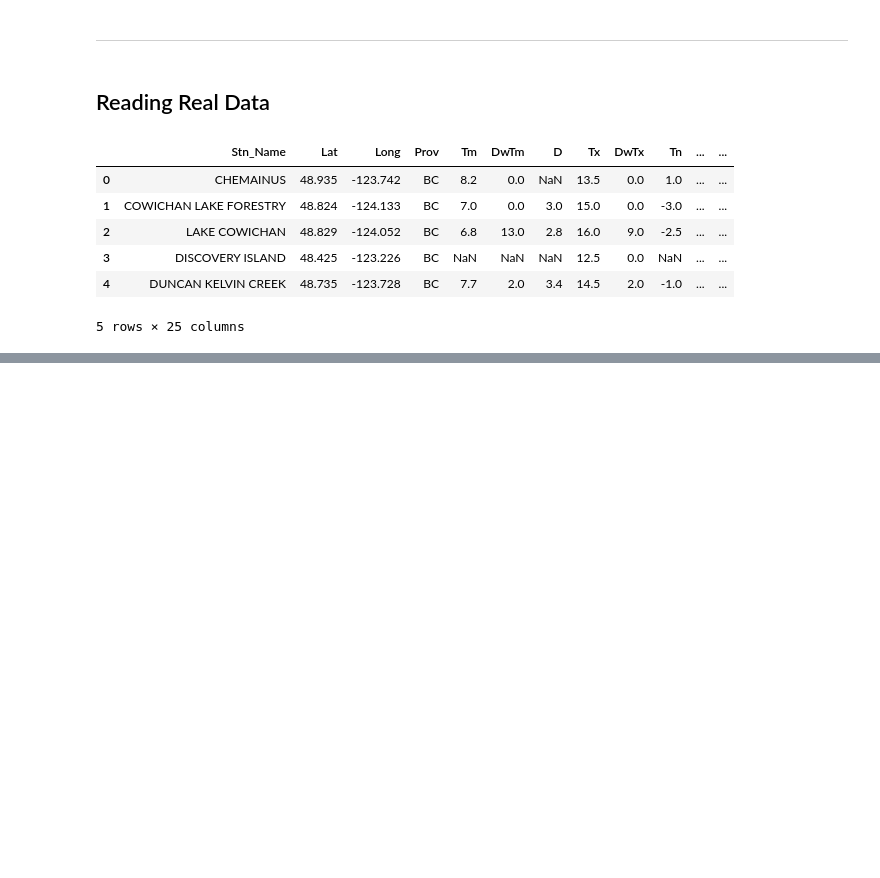
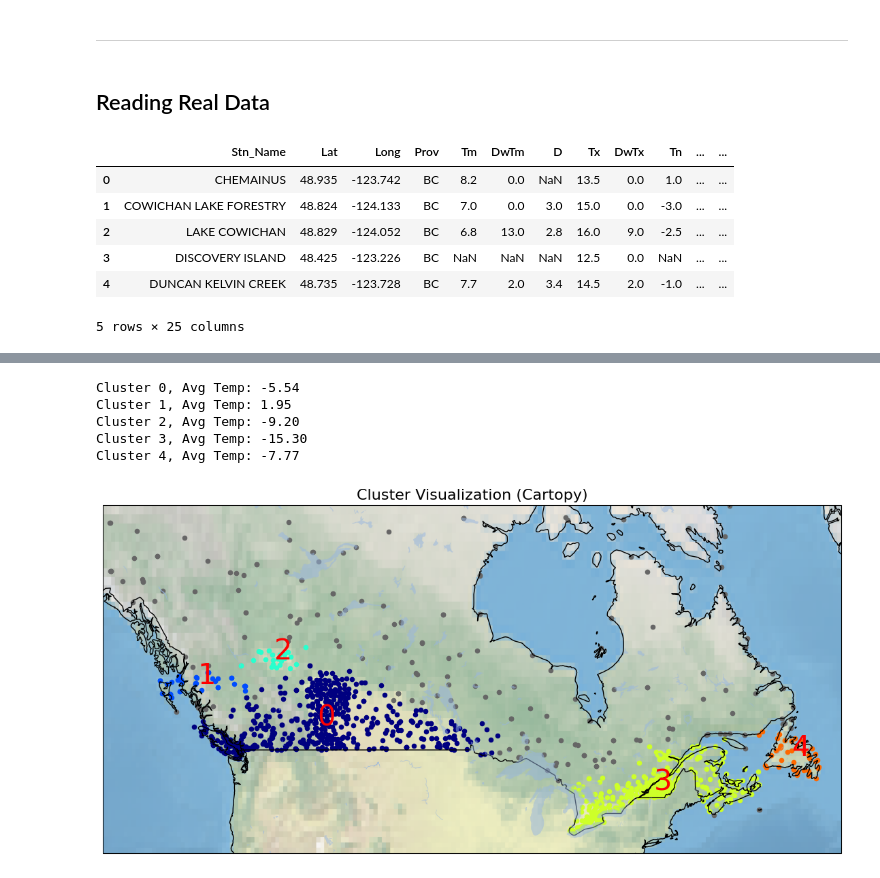
Before and after one commit to amir-azimi-dev/Machine-Learning, a Jupyter notebook: clustering/DBSCAN.ipynb, the cells around one changed output, grey strips where cells are left out. Saved outputs shown, nothing was run; the diff lists cells and outputs as text; code cells hidden in the pictures; blank space fills up the shorter version.

Commit message:
add: DBSCAN-clustering last-part

```diff
--- a/clustering/DBSCAN.ipynb
+++ b/clustering/DBSCAN.ipynb
@@ -130,0 +222,16 @@ df.head()
+# %%
+from sklearn.cluster import DBSCAN
+
+dbscan = DBSCAN(eps=0.15, min_samples=10)
+dbscan.fit(data_set)
+
+labels = dbscan.labels_
+df["cluster_dbscan_label"] = labels
+
+core_samples_mask = np.zeros_like(labels, dtype=bool) # all False
+core_samples_mask[dbscan.core_sample_indices_] = True
+
+clusters_count = len(set(labels))
+realClustersCount = clusters_count - (1 if -1 in labels else 0)
+
+df[["Stn_Name","Tx","Tm","cluster_dbscan_label"]].tail()
@@ -130,0 +247,64 @@ df.head()
+# %%
+import cartopy.crs as ccrs
+import cartopy.feature as cfeature
+from pylab import rcParams
+
+# Same figure size
+rcParams['figure.figsize'] = (14, 10)
+
+# --- REGION LIMITS ---
+llon, ulon = -140, -50
+llat, ulat = 40, 65
+
+# --- DEFINE PROJECTIONS ---
+proj_map = ccrs.Mercator()      # the map projection (like Basemap Mercator)
+proj_geo = ccrs.PlateCarree()   # input coordinates are lon/lat degrees
+
+# --- TRANSFORM RAW GEO COORDS TO PROJECTED (x, y) ---
+points = proj_map.transform_points(proj_geo, np.asarray(df['Long']), np.asarray(df['Lat']))
+df['xm'] = points[:, 0]
+df['ym'] = points[:, 1]
+
+# --- CREATE FIGURE AND AXIS ---
+fig = plt.figure()
+ax = plt.axes(projection=proj_map)
+ax.set_extent([llon, ulon, llat, ulat], crs=proj_geo)
+
+# --- BASIC MAP FEATURES (Basemap equivalents) ---
+ax.add_feature(cfeature.COASTLINE)
+ax.add_feature(cfeature.BORDERS)
+ax.add_feature(cfeature.LAND, facecolor='white', alpha=0.3)
+ax.add_feature(cfeature.OCEAN)
+ax.add_feature(cfeature.LAKES, alpha=0.5)
+
+# 'shadedrelief' alternative:
+ax.stock_img()  # gives a simple shaded terrain-like background
+
+# --- COLOR MAP FOR CLUSTERS ---
+colors = plt.get_cmap('jet')(np.linspace(0, 1, clusters_count))
+
+# --- VISUALIZATION LOOP ---
+for label in sorted(set(labels)):
+    # Gray for noise (-1), otherwise pick from color map
+    color = ([0.4, 0.4, 0.4]) if label == -1 else colors[int(label)]
+    clusters_set = df[df['cluster_dbscan_label'] == label]
+
+    ax.scatter(clusters_set['Long'], clusters_set['Lat'], color=color, marker='o', s=20, transform=proj_geo)
+
+    # cluster label annotation
+    if label != -1 and len(clusters_set) > 0:
+        label_x = np.mean(clusters_set['Long'])
+        label_y = np.mean(clusters_set['Lat'])
+        ax.text(label_x, label_y, str(label), fontsize=30, color="r", transform=proj_geo)  # text in lon/lat coords
+
+        print(f"Cluster {label}, Avg Temp: {np.mean(clusters_set['Tm']):.2f}")
+
+plt.title("Cluster Visualization (Cartopy)", fontsize=16)
+plt.show()
+# %% [output]
+Cluster 0, Avg Temp: -5.54
+Cluster 1, Avg Temp: 1.95
+Cluster 2, Avg Temp: -9.20
+Cluster 3, Avg Temp: -15.30
+Cluster 4, Avg Temp: -7.77
+[figure, added]
```
Also changed, not shown: parts of 20 cells of this notebook.
